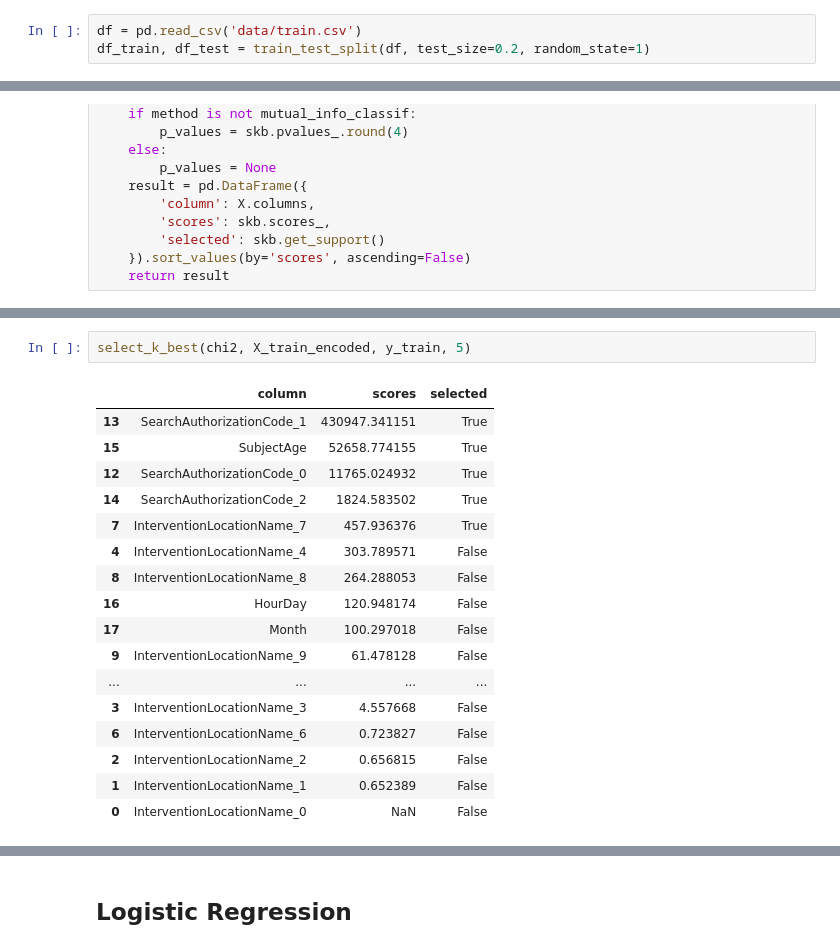
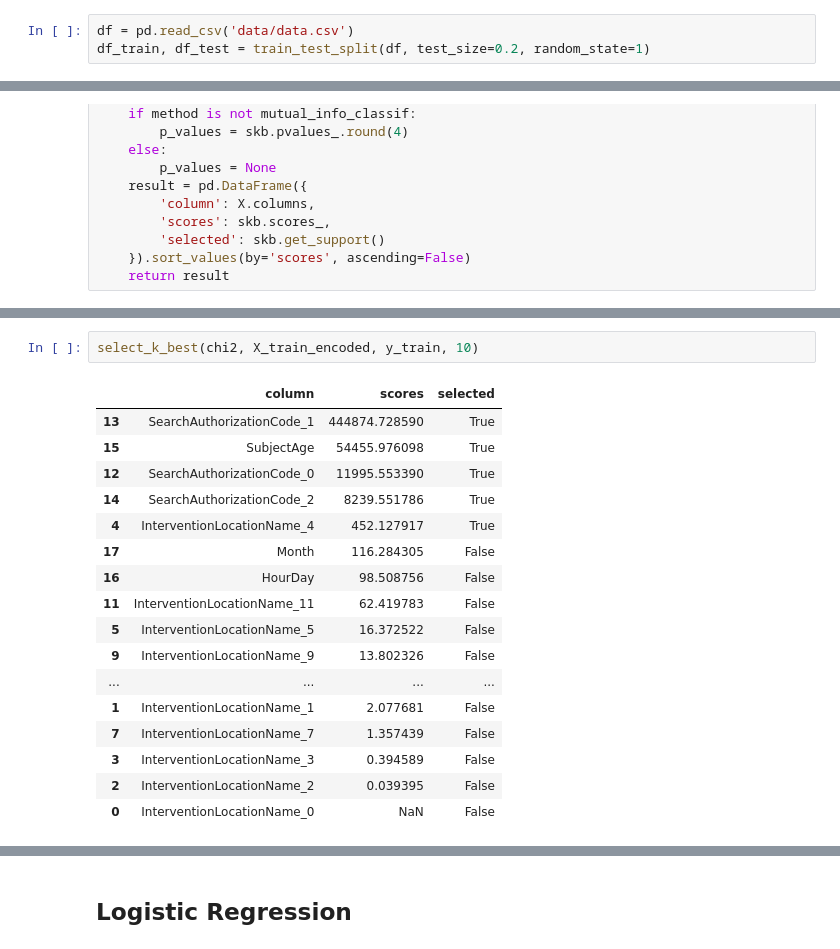
Before and after one commit to inessampaioalmeida/police-contraband-searches, a Jupyter notebook: police-contraband-searches.ipynb, the cells around one changed output, grey strips where cells are left out. Saved outputs shown, nothing was run; the diff lists cells and outputs as text.

```diff
--- a/police-contraband-searches.ipynb
+++ b/police-contraband-searches.ipynb
@@ -29,5 +31,5 @@ from sklearn.pipeline import make_pipeline
 # %%
-df = pd.read_csv('data/train.csv')
+df = pd.read_csv('data/data.csv')
 df_train, df_test = train_test_split(df, test_size=0.2, random_state=1)
 # %%
 df_train.head(5)
@@ -646,21 +649,21 @@ select_k_best(f_classif, X_train_encoded, y_train,5)
 | 0 | InterventionLocationName_0 | NaN | False |
 # %%
-select_k_best(chi2, X_train_encoded, y_train, 5)
+select_k_best(chi2, X_train_encoded, y_train, 10)
 # %% [output]
 |  | column | scores | selected |
-| 13 | SearchAuthorizationCode_1 | 430947.341151 | True |
-| 15 | SubjectAge | 52658.774155 | True |
-| 12 | SearchAuthorizationCode_0 | 11765.024932 | True |
-| 14 | SearchAuthorizationCode_2 | 1824.583502 | True |
-| 7 | InterventionLocationName_7 | 457.936376 | True |
-| 4 | InterventionLocationName_4 | 303.789571 | False |
-| 8 | InterventionLocationName_8 | 264.288053 | False |
-| 16 | HourDay | 120.948174 | False |
-| 17 | Month | 100.297018 | False |
-| 9 | InterventionLocationName_9 | 61.478128 | False |
+| 13 | SearchAuthorizationCode_1 | 444874.728590 | True |
+| 15 | SubjectAge | 54455.976098 | True |
+| 12 | SearchAuthorizationCode_0 | 11995.553390 | True |
+| 14 | SearchAuthorizationCode_2 | 8239.551786 | True |
+| 4 | InterventionLocationName_4 | 452.127917 | True |
+| 17 | Month | 116.284305 | False |
+| 16 | HourDay | 98.508756 | False |
+| 11 | InterventionLocationName_11 | 62.419783 | False |
+| 5 | InterventionLocationName_5 | 16.372522 | False |
+| 9 | InterventionLocationName_9 | 13.802326 | False |
 | ... | ... | ... | ... |
-| 3 | InterventionLocationName_3 | 4.557668 | False |
-| 6 | InterventionLocationName_6 | 0.723827 | False |
-| 2 | InterventionLocationName_2 | 0.656815 | False |
-| 1 | InterventionLocationName_1 | 0.652389 | False |
+| 1 | InterventionLocationName_1 | 2.077681 | False |
+| 7 | InterventionLocationName_7 | 1.357439 | False |
+| 3 | InterventionLocationName_3 | 0.394589 | False |
+| 2 | InterventionLocationName_2 | 0.039395 | False |
 | 0 | InterventionLocationName_0 | NaN | False |
```
Also changed, not shown: parts of 54 cells of this notebook.
